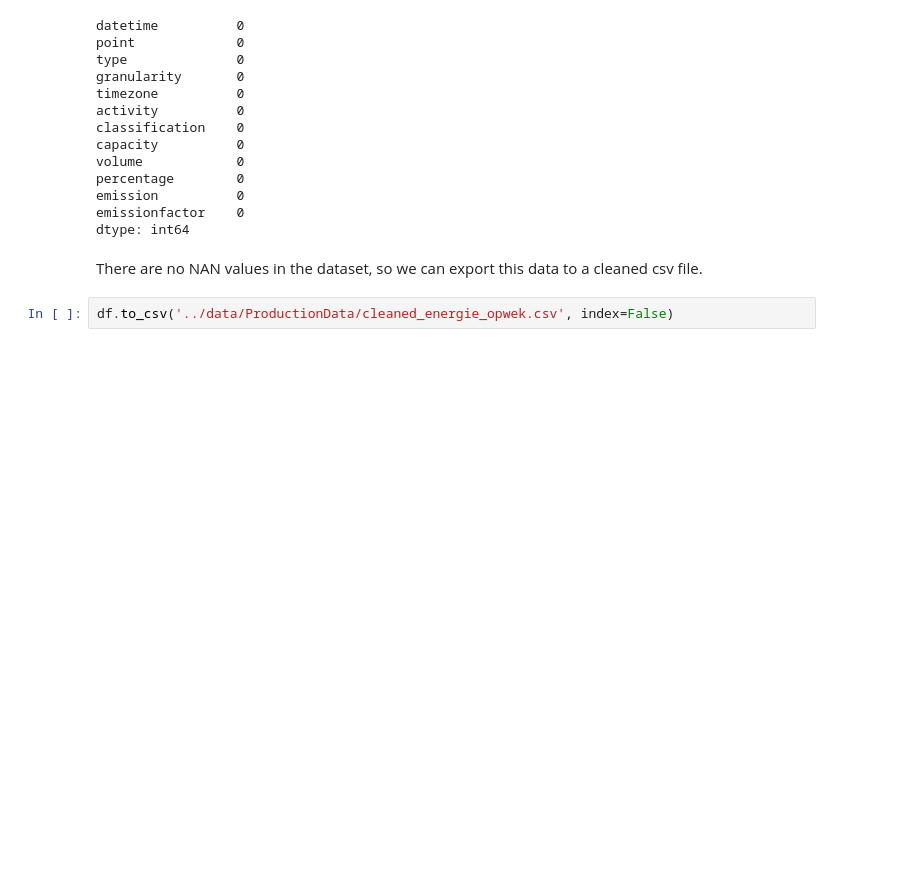
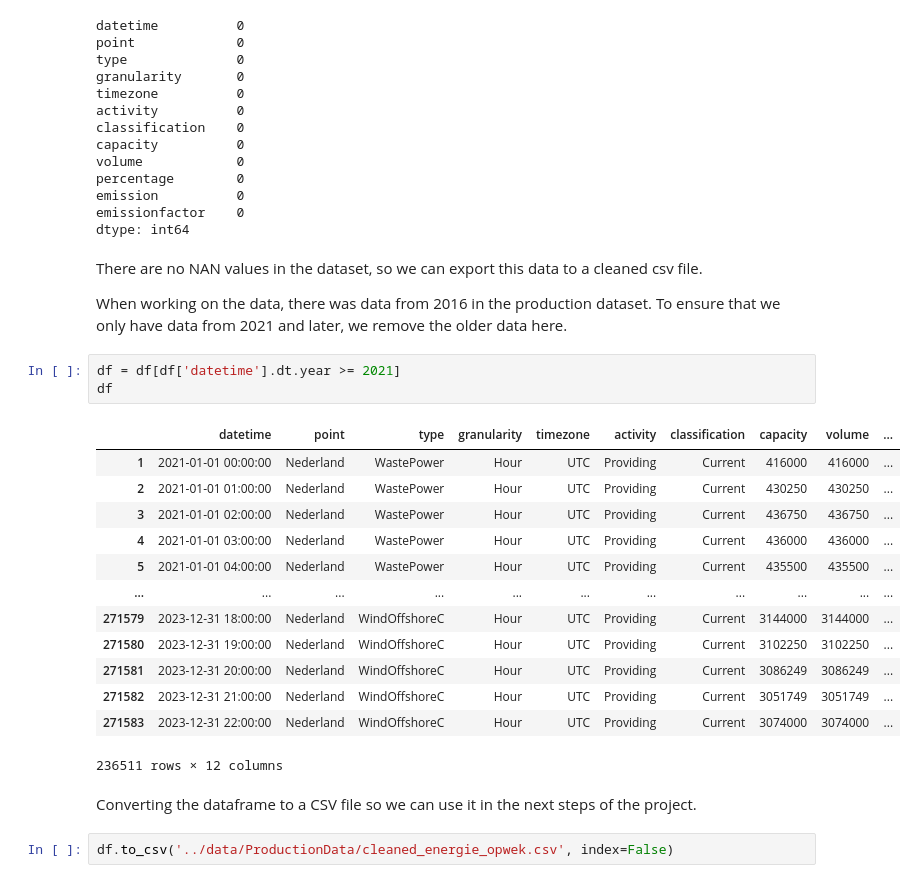
Before and after one commit to estherw66/EnergieOpwek, a Jupyter notebook: data prep/ProductionDataCleaning.ipynb, the cells around one changed output. Drawn from its saved outputs; the diff is of its cells as text; blank space fills up the shorter version.

```diff
--- a/data prep/ProductionDataCleaning.ipynb
+++ b/data prep/ProductionDataCleaning.ipynb
@@ -155,5 +155,26 @@ emissionfactor    0
 dtype: int64
 # %% [markdown]
 There are no NAN values in the dataset, so we can export this data to a cleaned csv file.
+
+When working on the data, there was data from 2016 in the production dataset. To ensure that we only have data from 2021 and later, we remove the older data here.
+# %%
+df = df[df['datetime'].dt.year >= 2021]
+df
+# %% [output]
+|  | datetime | point | type | granularity | timezone | activity | classification | capacity | volume | ... |
+| 1 | 2021-01-01 00:00:00 | Nederland | WastePower | Hour | UTC | Providing | Current | 416000 | 416000 | ... |
+| 2 | 2021-01-01 01:00:00 | Nederland | WastePower | Hour | UTC | Providing | Current | 430250 | 430250 | ... |
+| 3 | 2021-01-01 02:00:00 | Nederland | WastePower | Hour | UTC | Providing | Current | 436750 | 436750 | ... |
+| 4 | 2021-01-01 03:00:00 | Nederland | WastePower | Hour | UTC | Providing | Current | 436000 | 436000 | ... |
+| 5 | 2021-01-01 04:00:00 | Nederland | WastePower | Hour | UTC | Providing | Current | 435500 | 435500 | ... |
+| ... | ... | ... | ... | ... | ... | ... | ... | ... | ... | ... |
+| 271579 | 2023-12-31 18:00:00 | Nederland | WindOffshoreC | Hour | UTC | Providing | Current | 3144000 | 3144000 | ... |
+| 271580 | 2023-12-31 19:00:00 | Nederland | WindOffshoreC | Hour | UTC | Providing | Current | 3102250 | 3102250 | ... |
+| 271581 | 2023-12-31 20:00:00 | Nederland | WindOffshoreC | Hour | UTC | Providing | Current | 3086249 | 3086249 | ... |
+| 271582 | 2023-12-31 21:00:00 | Nederland | WindOffshoreC | Hour | UTC | Providing | Current | 3051749 | 3051749 | ... |
+| 271583 | 2023-12-31 22:00:00 | Nederland | WindOffshoreC | Hour | UTC | Providing | Current | 3074000 | 3074000 | ... |
+236511 rows × 12 columns
+# %% [markdown]
+Converting the dataframe to a CSV file so we can use it in the next steps of the project.
 # %%
 df.to_csv('../data/ProductionData/cleaned_energie_opwek.csv', index=False)
```
Also changed, not shown: 5 other files.
